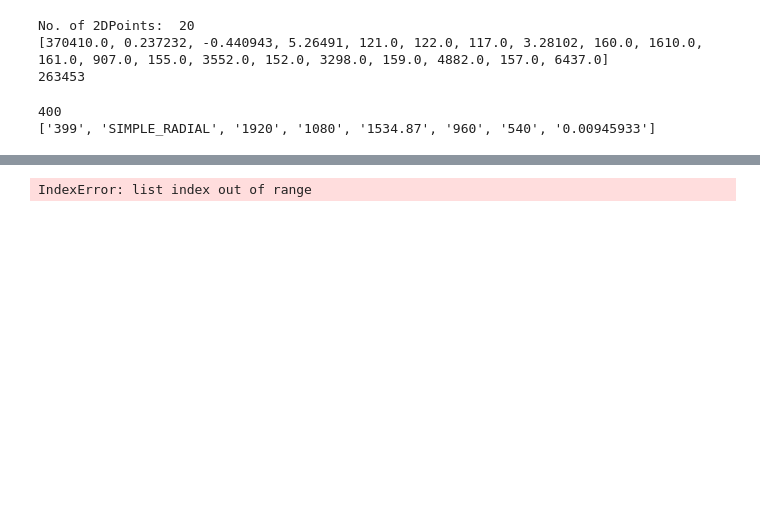
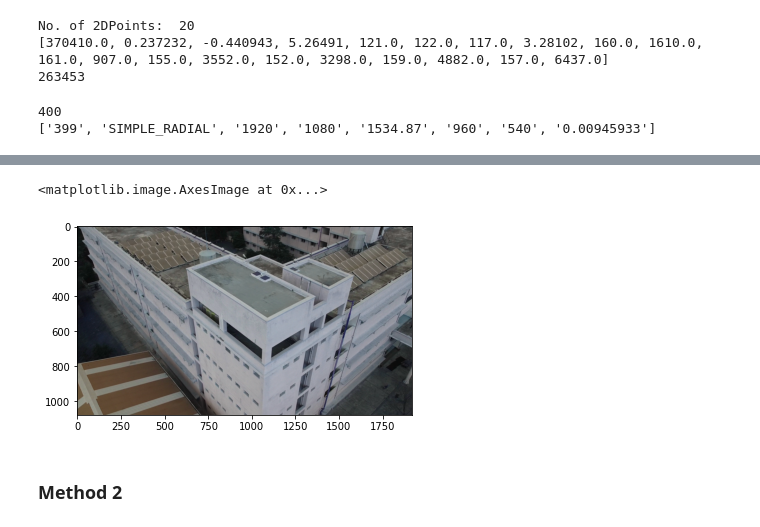
Before and after one commit to Dhruv2012/Drone-based-building-assessment, a Jupyter notebook: colmap_2dto3d_pixelCorrespondences.ipynb, the cells around one changed output, grey strips where cells are left out. Cells and saved outputs as stored; diff of their text form; code cells hidden in the pictures; blank space fills up the shorter version.

Commit message:
check 2d features

```diff
--- a/colmap_2dto3d_pixelCorrespondences.ipynb
+++ b/colmap_2dto3d_pixelCorrespondences.ipynb
@@ -112,7 +148,11 @@ def getCameraIntrinsicMatrix(params):
     return K
 # %%
+myfile_cameras = '/home/shivani/Documents/BuildingInspection/SFM/sparse/0/cameras.txt'
+myfile_images = '/home/shivani/Documents/BuildingInspection/SFM/sparse/0/images.txt'
+myfile_points3D = '/home/shivani/Documents/BuildingInspection/SFM/sparse/0/points3D.txt'
+
 imname = '00030.jpg'
-imfile = '/home/shivani/Documents/BuildingInspection/' + imname
+imfile = '/home/shivani/Documents/BuildingInspection/data/' + imname
 img = cv2.imread(imfile)
 cv2.imshow('image',img)
 
@@ -283,0 +394,5 @@ print(len(inds_used))
+# %%
+plt.imshow(img)
+# %% [output]
+<matplotlib.image.AxesImage at 0x...>
+[figure, added]
@@ -284,33 +410,15 @@ print(len(inds_used))
+# %% [markdown]
+### Method 2
 # %%
-imid = image_names.index(imname)
-Q_imid = Quats[imid]
-t_imid = Ts[imid]
-rot_mat_imid, trans_mat_imid, T_imid = quaternion_rotation_matrix(list(map(float,Q_imid)), list(map(float,t_imid)))
-K_imid = getCameraIntrinsicMatrix(list(map(float,params[imid])))
+################### check 3d points of 2d image pixels ##############
+ind_list_3d_used_imid = inds_used[imid]
 
-P_imid = np.matmul(K_imid,T_imid[:3,:]) #getProjMat
-P_imid = np.vstack((P_imid,[0, 0, 0, 1]))
-inv_P_temp_imid = np.linalg.pinv(P_imid)
-inv_P_imid = inv_P_temp_imid[:3,:] #getInvProjMat
+serial_num_3dpoints = []
+for i in ind_list_3d_used_imid:
+    serial_num_3dpoints.append(points_3d_ids.index(i))
 
-num_2d_imid = len(keypoints_x[imid][:])
+xyz_3dpoints = [xyz_coords[i] for i in serial_num_3dpoints]
+rgb_3dpoints = [rgb_vals[i] for i in serial_num_3dpoints]
 
-row_arr = list(map(float,keypoints_x_used[imid][:]))
-col_arr = list(map(float,keypoints_y_used[imid][:]))
-# row_arr = keypoints_x_used[imid][:]
-# col_arr = keypoints_y_used[imid][:]
-
-points_calculated_3d = []
-# for i in range(len(num_2d_imid)):
-for i in range(len(10)):
-
-#     row = round(row_arr[i])
-#     col = round(col_arr[i])
-#     depth = depthmap[row, col] #row, col are 2d coordinates of a point in the image
-    row = row_arr[i]
-    col = col_arr[i]
-    depth = 1
-    point_3d = np.matmul(inv_P_imid, [col * depth, row * depth, depth, 1].T)
-    points_calculated_3d.append(point_3d)
+rgb_3dpoints = np.array(rgb_3dpoints).astype(float)
+xyz_3dpoints = np.array(xyz_3dpoints).astype(float)
-# %% [output]
-IndexError: list index out of range
```
Also changed, not shown: parts of 27 cells of this notebook.
